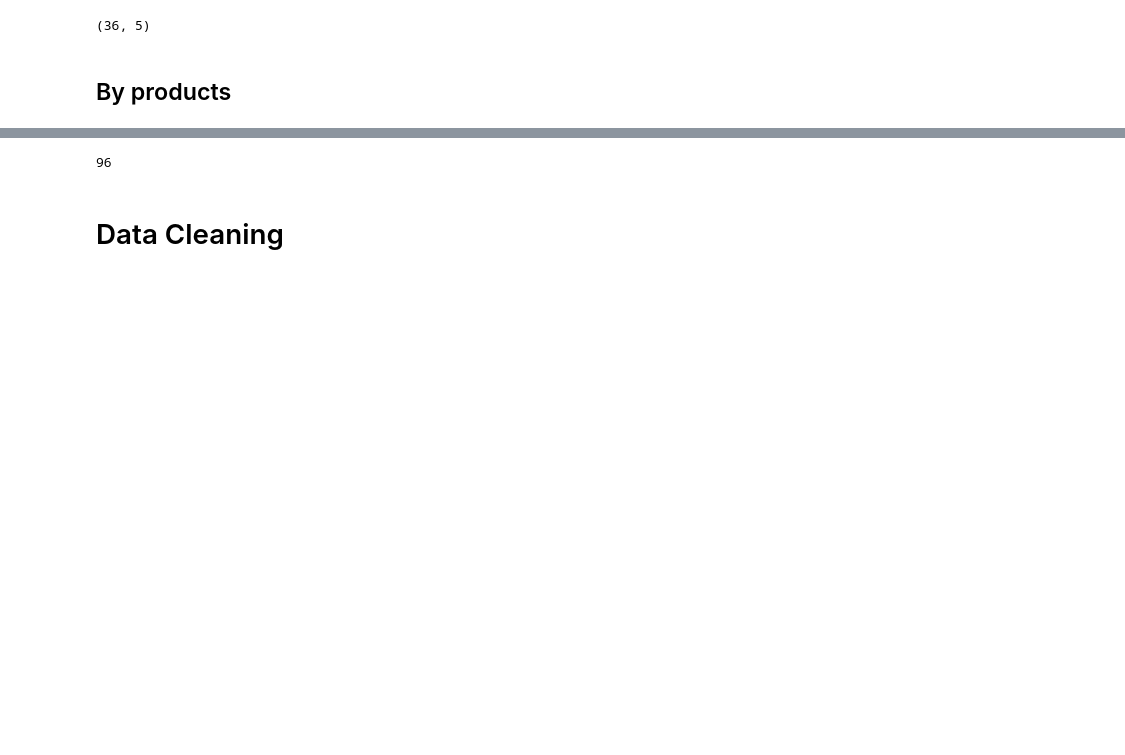
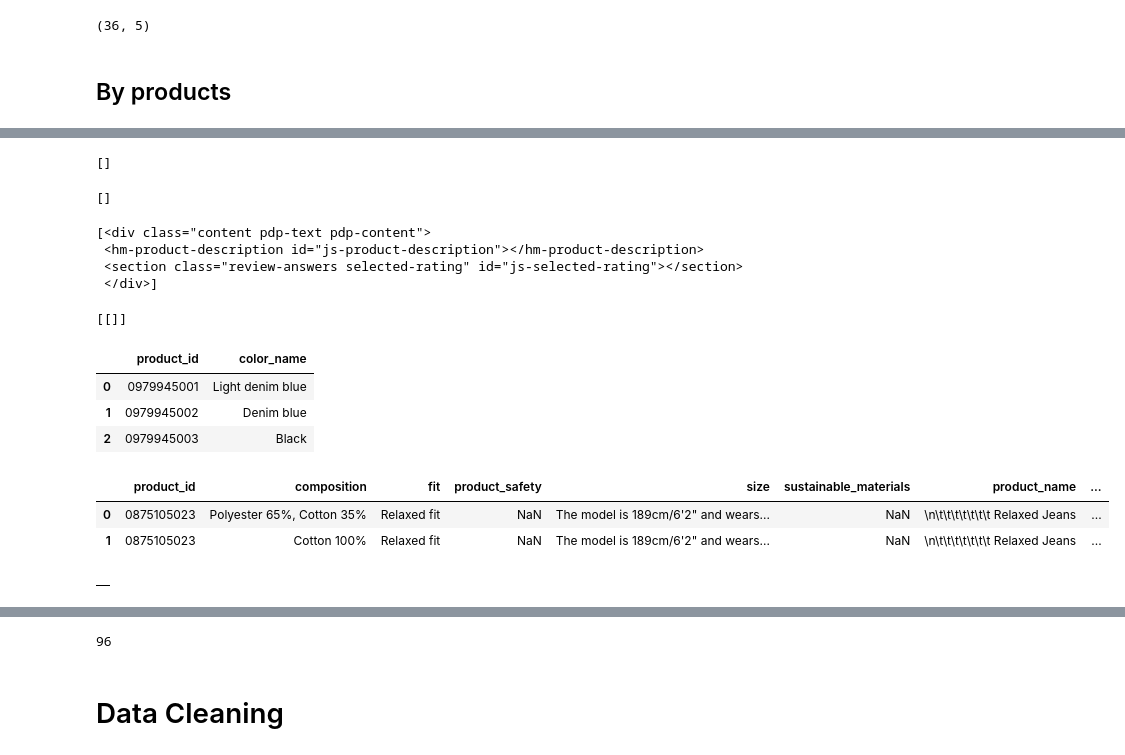
Before and after one commit to marxcerqueira/python-ds-ao-dev, a Jupyter notebook: DS_ao_Dev_ETL_Final.ipynb, the cells around one changed output, grey strips where cells are left out. Saved outputs shown, nothing was run; the diff lists cells and outputs as text; code cells hidden in the pictures; blank space fills up the shorter version.

```diff
--- a/DS_ao_Dev_ETL_Final.ipynb
+++ b/DS_ao_Dev_ETL_Final.ipynb
@@ -299,0 +290,16 @@ Color: https://www2.hm.com/en_us/productpage.0875105023.html
+# %%
+a = soup.find_all( 'div', class_='ProductAttributesList-module--descriptionListItem__3vUL2' )
+a
+# %% [output]
+[]
+# %%
+product_composition_list
+# %% [output]
+[]
+# %%
+product_composition_list
+# %% [output]
+[<div class="content pdp-text pdp-content">
+ <hm-product-description id="js-product-description"></hm-product-description>
+ <section class="review-answers selected-rating" id="js-selected-rating"></section>
+ </div>]
@@ -299,0 +308,21 @@ Color: https://www2.hm.com/en_us/productpage.0875105023.html
+# %%
+product_composition
+# %% [output]
+[[]]
+# %%
+df_color.head()
+# %% [output]
+|  | product_id | color_name |
+| 0 | 0979945001 | Light denim blue |
+| 1 | 0979945002 | Denim blue |
+| 2 | 0979945003 | Black |
+# %%
+df_composition.head()
+# %% [output]
+|  | product_id | composition | fit | product_safety | size | sustainable_materials | product_name | ... |
+| 0 | 0875105023 | Polyester 65%, Cotton 35% | Relaxed fit | NaN | The model is 189cm/6'2" and wears... | NaN | \n\t\t\t\t\t\t\t Relaxed Jeans | ... |
+| 1 | 0875105023 | Cotton 100% | Relaxed fit | NaN | The model is 189cm/6'2" and wears... | NaN | \n\t\t\t\t\t\t\t Relaxed Jeans | ... |
+# %%
+df_composition.head()
+# %% [output]
+|  |
```
Also changed, not shown: parts of 22 cells of this notebook, 2 other files.
